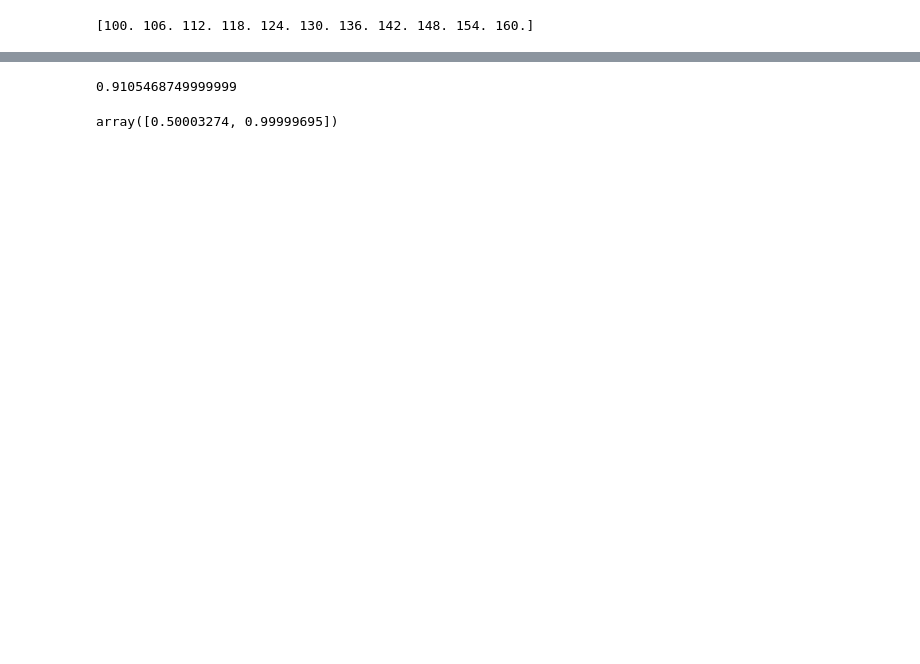
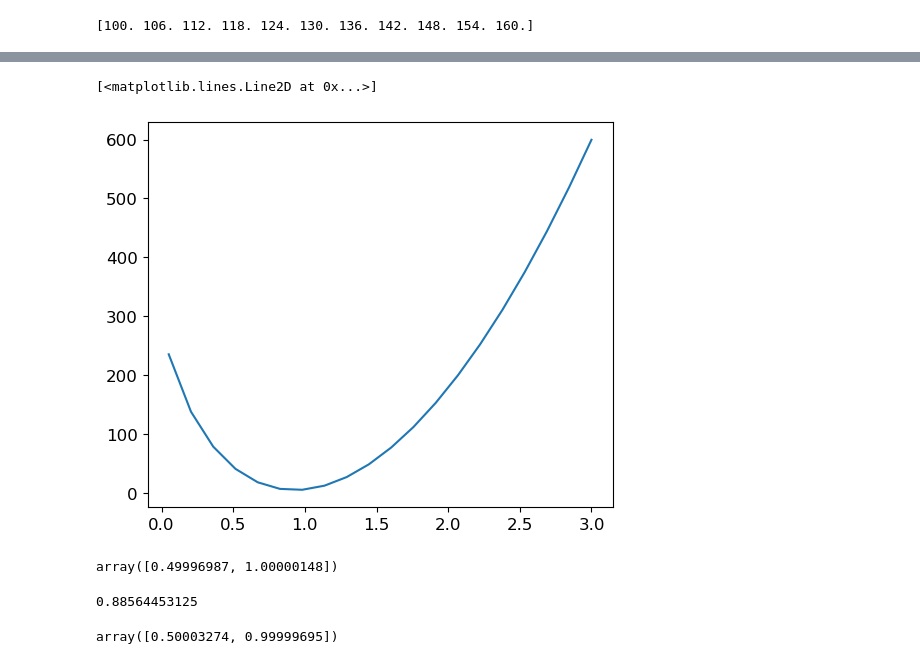
Before and after one commit to asegura4488/StatsHEP, a Jupyter notebook: Systematic/ProfileLikelihood/UpperLimit_qmSystematic.ipynb, the cells around one changed output, grey strips where cells are left out. Drawn from its saved outputs; the diff is of its cells as text; code cells hidden in the pictures; blank space fills up the shorter version.

```diff
--- a/Systematic/ProfileLikelihood/UpperLimit_qmSystematic.ipynb
+++ b/Systematic/ProfileLikelihood/UpperLimit_qmSystematic.ipynb
@@ -126,0 +149,10 @@ plt.plot(mu,LogLike)
+# %%
+def GetJointLikelihoodNuissance(p,mu,sigma,n,b,s):
+
+    e = p[0]
+    JointLike = 0.
+    # All the channels
+    for c in range(N):
+        JointLike += -2*np.log(Likelihood(np.array([mu,e]),sigma,n[c],b[c],s[c]))
+
+    return JointLike
@@ -127 +163,10 @@ plt.plot(mu,LogLike)
+# %%
+e = np.linspace(0.05,3,20)
+perfil = np.zeros_like(e)
+for i in range(len(e)):
+    perfil[i] = GetJointLikelihoodNuissance(np.array([e[i]]),2.0,0.1,n,b,s)
+plt.plot(e,perfil)
+# %% [output]
+[<matplotlib.lines.Line2D at 0x...>]
+[figure, added]
 # %%
@@ -133,4 +178,8 @@ def GetHat(n,b,s,sigmab=0.1):
     Hat = result.x
 
     return Hat
+# %%
+GetHat(n,b,s,0.1)
+# %% [output]
+array([0.49996987, 1.00000148])
 # %%
@@ -145,8 +199,8 @@ def GetDoubleHat(mu,n,b,s,sigmab=0.1):
 # %%
 # Probando
-GetDoubleHat(1.5,n,b,s,0.3)
+GetDoubleHat(3.0,0.1,n,b,s)
 # %% [output]
-0.9105468749999999
+0.88564453125
 # %%
 GetHat(n,b,s,0.3)
 # %% [output]
```
Also changed, not shown: parts of 24 cells of this notebook, 1 other file.
